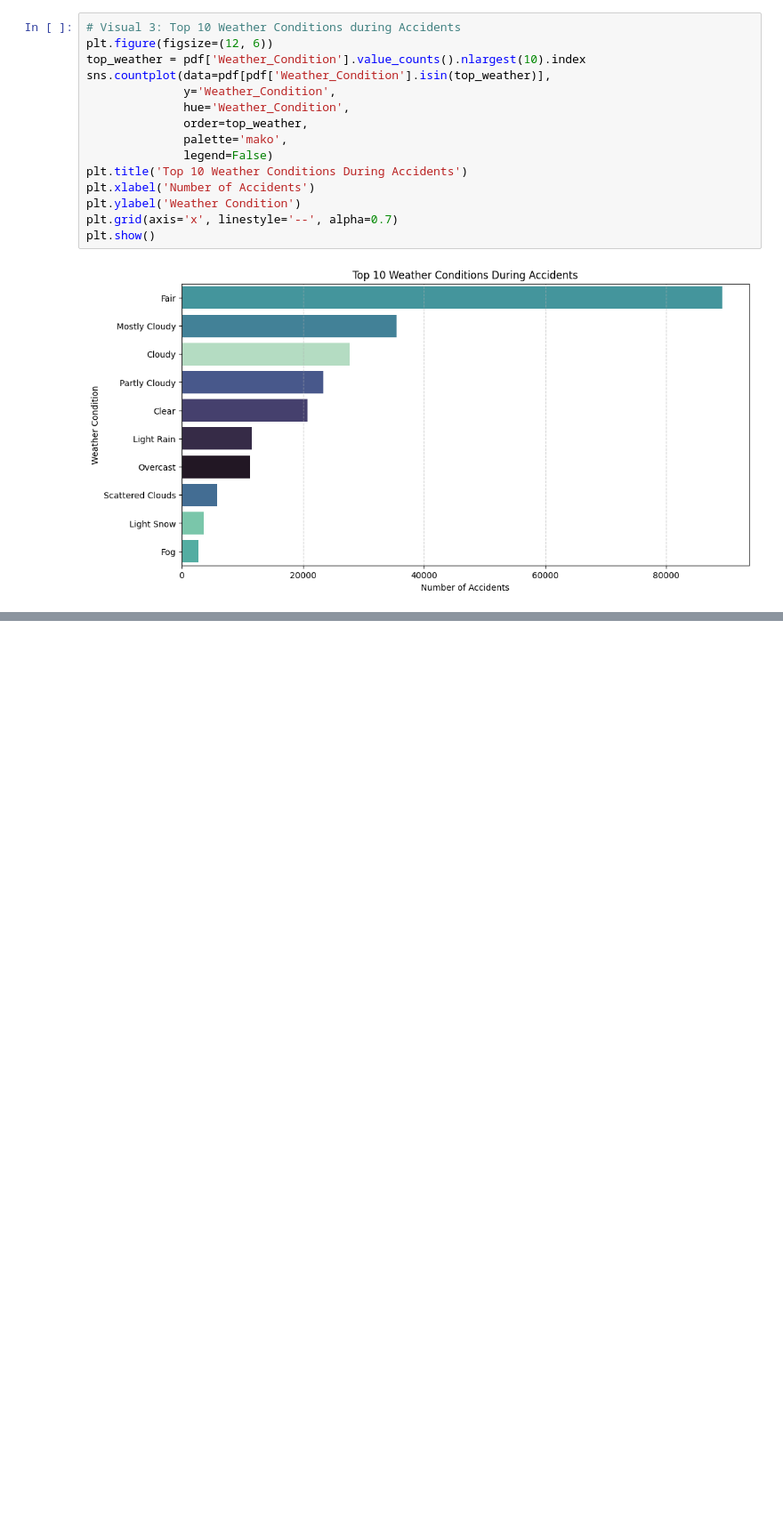
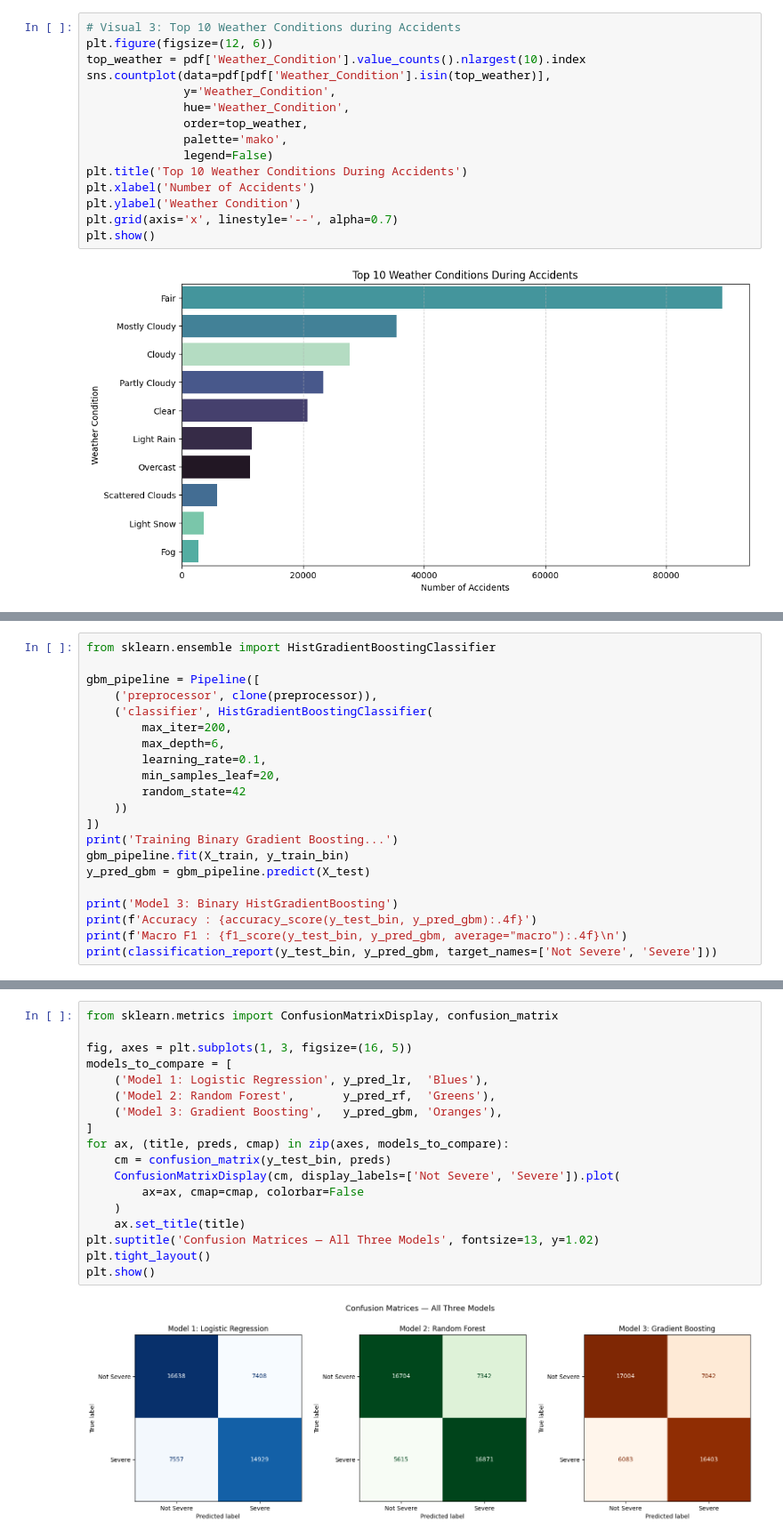
Before and after one commit to ErkUyghur/cis-2450-accident-severity, a Jupyter notebook: notebooks/01_eda_and_baseline.ipynb, the cells around one changed output, grey strips where cells are left out. Shown at 89% size. Drawn from its saved outputs; the diff is of its cells as text; blank space fills up the shorter version.

```diff
--- a/notebooks/01_eda_and_baseline.ipynb
+++ b/notebooks/01_eda_and_baseline.ipynb
@@ -817,0 +679,21 @@ Logistic Regression is a linear model that calculates the probability of an acci
+# %%
+from sklearn.ensemble import HistGradientBoostingClassifier
+
+gbm_pipeline = Pipeline([
+    ('preprocessor', clone(preprocessor)),
+    ('classifier', HistGradientBoostingClassifier(
+        max_iter=200,
+        max_depth=6,
+        learning_rate=0.1,
+        min_samples_leaf=20,
+        random_state=42
+    ))
+])
+print('Training Binary Gradient Boosting...')
+gbm_pipeline.fit(X_train, y_train_bin)
+y_pred_gbm = gbm_pipeline.predict(X_test)
+
+print('Model 3: Binary HistGradientBoosting')
+print(f'Accuracy : {accuracy_score(y_test_bin, y_pred_gbm):.4f}')
+print(f'Macro F1 : {f1_score(y_test_bin, y_pred_gbm, average="macro"):.4f}\n')
+print(classification_report(y_test_bin, y_pred_gbm, target_names=['Not Severe', 'Severe']))
@@ -817,0 +735,20 @@ Logistic Regression is a linear model that calculates the probability of an acci
+# %%
+from sklearn.metrics import ConfusionMatrixDisplay, confusion_matrix
+
+fig, axes = plt.subplots(1, 3, figsize=(16, 5))
+models_to_compare = [
+    ('Model 1: Logistic Regression', y_pred_lr,  'Blues'),
+    ('Model 2: Random Forest',       y_pred_rf,  'Greens'),
+    ('Model 3: Gradient Boosting',   y_pred_gbm, 'Oranges'),
+]
+for ax, (title, preds, cmap) in zip(axes, models_to_compare):
+    cm = confusion_matrix(y_test_bin, preds)
+    ConfusionMatrixDisplay(cm, display_labels=['Not Severe', 'Severe']).plot(
+        ax=ax, cmap=cmap, colorbar=False
+    )
+    ax.set_title(title)
+plt.suptitle('Confusion Matrices — All Three Models', fontsize=13, y=1.02)
+plt.tight_layout()
+plt.show()
+# %% [output]
+[figure, added]
```
Also changed, not shown: parts of 41 cells of this notebook, 1 other file.
